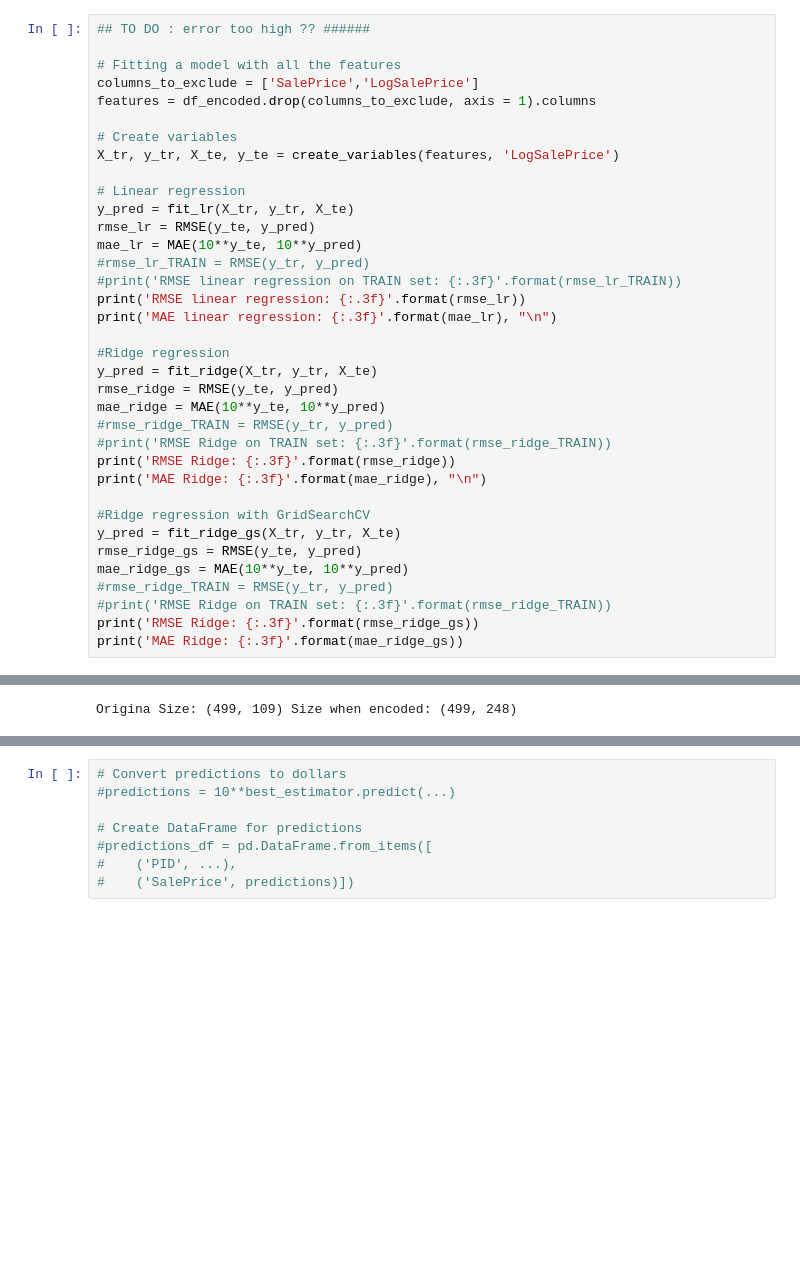
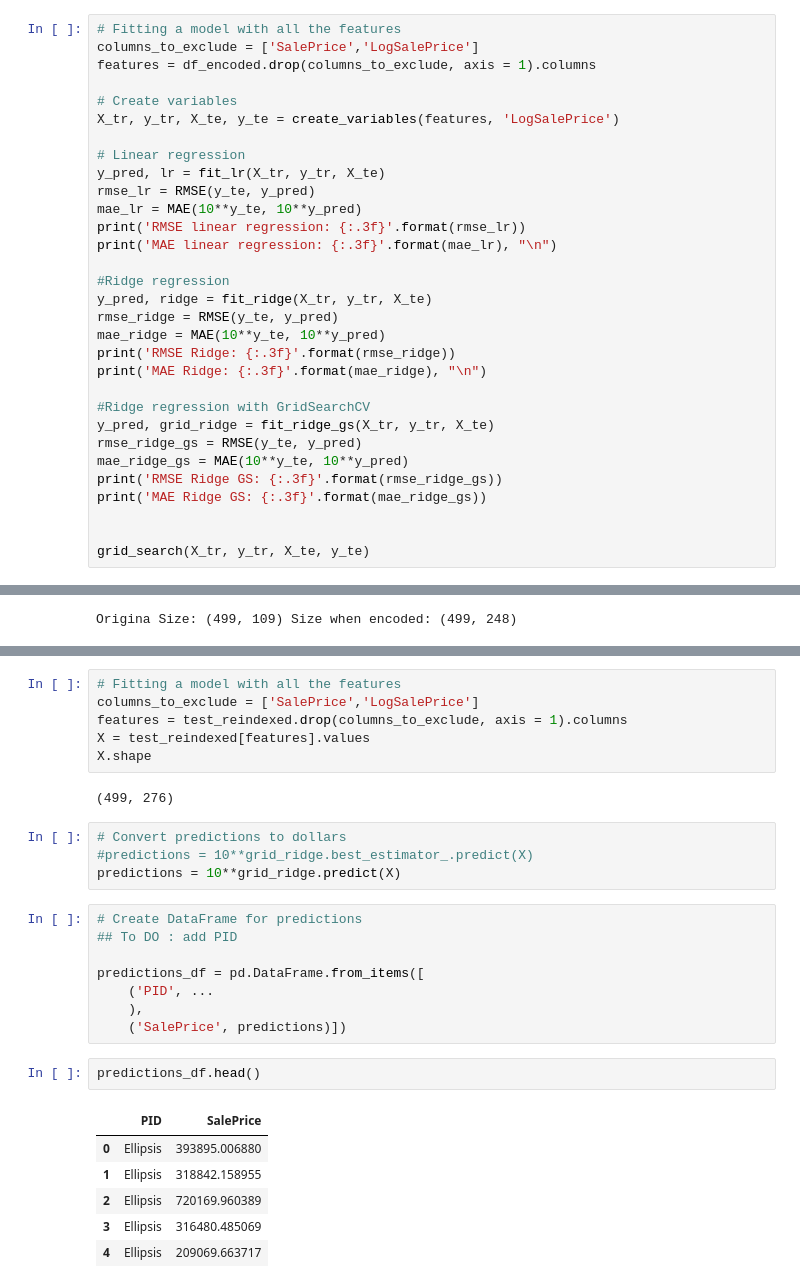
Before and after one commit to petrum01/EPFL-exts-AML1, a Jupyter notebook: house-prices-solution.ipynb, the cells around one changed output, grey strips where cells are left out. Saved outputs shown, nothing was run; the diff lists cells and outputs as text; blank space fills up the shorter version.

```diff
--- a/house-prices-solution.ipynb
+++ b/house-prices-solution.ipynb
@@ -1149,8 +842,6 @@ MAE Ridge: 17026.373
 # %% [markdown]
 #### Model with all the features
 # %%
-## TO DO : error too high ?? ######
-
 # Fitting a model with all the features
 columns_to_exclude = ['SalePrice','LogSalePrice']
 features = df_encoded.drop(columns_to_exclude, axis = 1).columns
@@ -1159,31 +850,28 @@ features = df_encoded.drop(columns_to_exclude, axis = 1).columns
 X_tr, y_tr, X_te, y_te = create_variables(features, 'LogSalePrice')
 
 # Linear regression
-y_pred = fit_lr(X_tr, y_tr, X_te)
+y_pred, lr = fit_lr(X_tr, y_tr, X_te)
 rmse_lr = RMSE(y_te, y_pred)
 mae_lr = MAE(10**y_te, 10**y_pred)
-#rmse_lr_TRAIN = RMSE(y_tr, y_pred)
-#print('RMSE linear regression on TRAIN set: {:.3f}'.format(rmse_lr_TRAIN))
 print('RMSE linear regression: {:.3f}'.format(rmse_lr))
 print('MAE linear regression: {:.3f}'.format(mae_lr), "\n")
 
 #Ridge regression
-y_pred = fit_ridge(X_tr, y_tr, X_te)
+y_pred, ridge = fit_ridge(X_tr, y_tr, X_te)
 rmse_ridge = RMSE(y_te, y_pred)
 mae_ridge = MAE(10**y_te, 10**y_pred)
-#rmse_ridge_TRAIN = RMSE(y_tr, y_pred)
-#print('RMSE Ridge on TRAIN set: {:.3f}'.format(rmse_ridge_TRAIN))
 print('RMSE Ridge: {:.3f}'.format(rmse_ridge))
 print('MAE Ridge: {:.3f}'.format(mae_ridge), "\n")
 
 #Ridge regression with GridSearchCV
-y_pred = fit_ridge_gs(X_tr, y_tr, X_te)
+y_pred, grid_ridge = fit_ridge_gs(X_tr, y_tr, X_te)
 rmse_ridge_gs = RMSE(y_te, y_pred)
 mae_ridge_gs = MAE(10**y_te, 10**y_pred)
-#rmse_ridge_TRAIN = RMSE(y_tr, y_pred)
-#print('RMSE Ridge on TRAIN set: {:.3f}'.format(rmse_ridge_TRAIN))
-print('RMSE Ridge: {:.3f}'.format(rmse_ridge_gs))
-print('MAE Ridge: {:.3f}'.format(mae_ridge_gs))
+print('RMSE Ridge GS: {:.3f}'.format(rmse_ridge_gs))
+print('MAE Ridge GS: {:.3f}'.format(mae_ridge_gs))
+
+
+grid_search(X_tr, y_tr, X_te, y_te)
 # %% [output]
 X_tr shape: (1213, 276) y_tr shape: (1213,) X_te shape: (1213, 276) y_te shape: (1213,)
 
@@ -1368,8 +983,29 @@ print(test_reindexed.isnull().sum().sum())
+# %%
+# Fitting a model with all the features
+columns_to_exclude = ['SalePrice','LogSalePrice']
+features = test_reindexed.drop(columns_to_exclude, axis = 1).columns
+X = test_reindexed[features].values
+X.shape
+# %% [output]
+(499, 276)
+# %%
+# Convert predictions to dollars
+#predictions = 10**grid_ridge.best_estimator_.predict(X)
+predictions = 10**grid_ridge.predict(X)
 # %%
-# Convert predictions to dollars
-#predictions = 10**best_estimator.predict(...)
+# Create DataFrame for predictions
+## To DO : add PID
 
-# Create DataFrame for predictions
-#predictions_df = pd.DataFrame.from_items([
-#    ('PID', ...),
-#    ('SalePrice', predictions)])
+predictions_df = pd.DataFrame.from_items([
+    ('PID', ...
+    ),
+    ('SalePrice', predictions)])
+# %%
+predictions_df.head()
+# %% [output]
+|  | PID | SalePrice |
+| 0 | Ellipsis | 393895.006880 |
+| 1 | Ellipsis | 318842.158955 |
+| 2 | Ellipsis | 720169.960389 |
+| 3 | Ellipsis | 316480.485069 |
+| 4 | Ellipsis | 209069.663717 |
```
Also changed, not shown: parts of 73 cells of this notebook.
